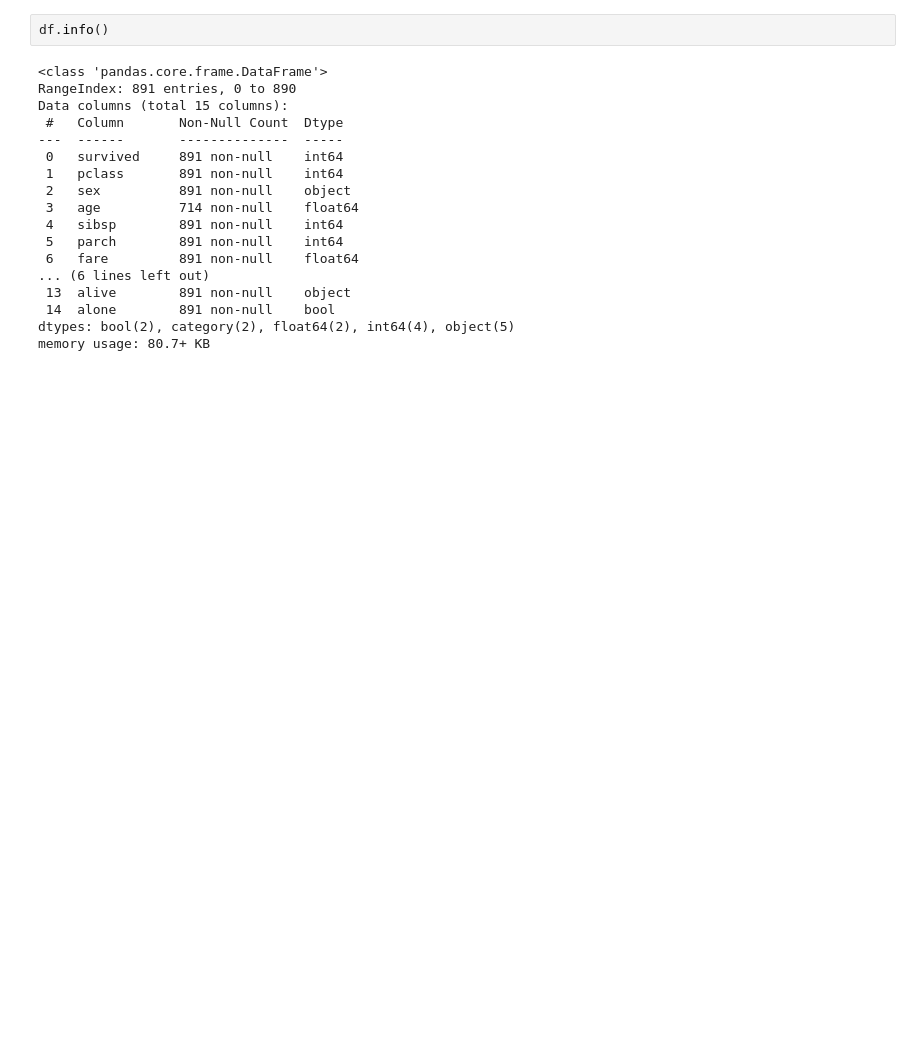
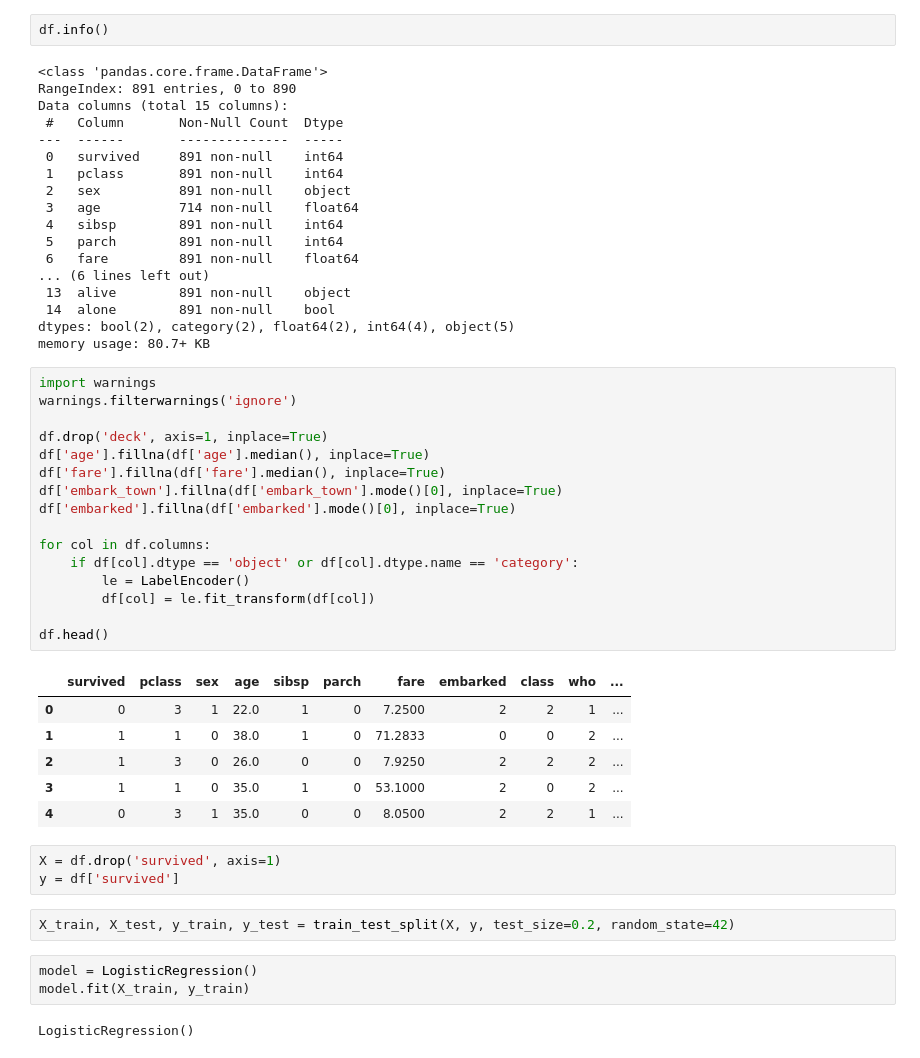
Before and after one commit to bilalmalikx/Machine-learning-Basic-to-Advance, a Jupyter notebook: sacikit-learn/12-logistic-regression.ipynb, the cells around one changed output. Cells and saved outputs as stored; diff of their text form; blank space fills up the shorter version.

Commit message:
Learned the logistic regression

```diff
--- a/sacikit-learn/12-logistic-regression.ipynb
+++ b/sacikit-learn/12-logistic-regression.ipynb
@@ -37,3 +37,36 @@ Data columns (total 15 columns):
  14  alone        891 non-null    bool
 dtypes: bool(2), category(2), float64(2), int64(4), object(5)
 memory usage: 80.7+ KB
+# %%
+import warnings
+warnings.filterwarnings('ignore')
+
+df.drop('deck', axis=1, inplace=True)
+df['age'].fillna(df['age'].median(), inplace=True)
+df['fare'].fillna(df['fare'].median(), inplace=True)
+df['embark_town'].fillna(df['embark_town'].mode()[0], inplace=True)
+df['embarked'].fillna(df['embarked'].mode()[0], inplace=True)
+
+for col in df.columns:
+    if df[col].dtype == 'object' or df[col].dtype.name == 'category':
+        le = LabelEncoder()
+        df[col] = le.fit_transform(df[col])
+
+df.head()
+# %% [output]
+|  | survived | pclass | sex | age | sibsp | parch | fare | embarked | class | who | ... |
+| 0 | 0 | 3 | 1 | 22.0 | 1 | 0 | 7.2500 | 2 | 2 | 1 | ... |
+| 1 | 1 | 1 | 0 | 38.0 | 1 | 0 | 71.2833 | 0 | 0 | 2 | ... |
+| 2 | 1 | 3 | 0 | 26.0 | 0 | 0 | 7.9250 | 2 | 2 | 2 | ... |
+| 3 | 1 | 1 | 0 | 35.0 | 1 | 0 | 53.1000 | 2 | 0 | 2 | ... |
+| 4 | 0 | 3 | 1 | 35.0 | 0 | 0 | 8.0500 | 2 | 2 | 1 | ... |
+# %%
+X = df.drop('survived', axis=1)
+y = df['survived']
+# %%
+X_train, X_test, y_train, y_test = train_test_split(X, y, test_size=0.2, random_state=42)
+# %%
+model = LogisticRegression()
+model.fit(X_train, y_train)
+# %% [output]
+LogisticRegression()
```
Also changed, not shown: parts of 1 cell of this notebook.
